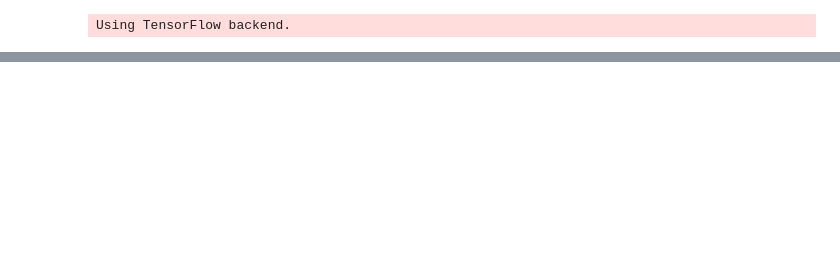
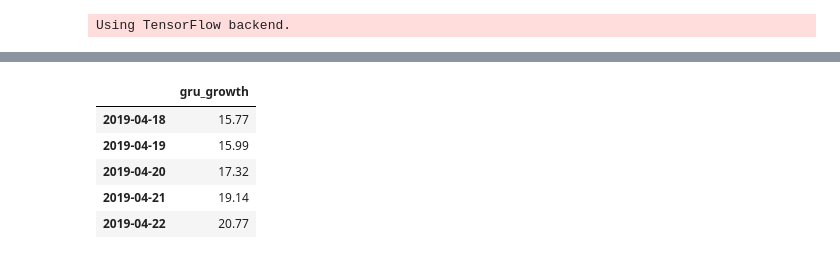
Before and after one commit to herrfeder/DataScientist, a Jupyter notebook: Project_05_Capstone_Stock_Chart_Analysis/05_decision_algorithm.ipynb, the cells around one changed output, grey strips where cells are left out. Saved outputs shown, nothing was run; the diff lists cells and outputs as text; code cells hidden in the pictures; blank space fills up the shorter version.

```diff
--- a/Project_05_Capstone_Stock_Chart_Analysis/05_decision_algorithm.ipynb
+++ b/Project_05_Capstone_Stock_Chart_Analysis/05_decision_algorithm.ipynb
@@ -56,0 +63,9 @@ growth_dict[["real_past","comb_pred"]].rolling(window=20, min_periods=1).mean().
+# %%
+gru_gro.head()
+# %% [output]
+|  | gru_growth |
+| 2019-04-18 | 15.77 |
+| 2019-04-19 | 15.99 |
+| 2019-04-20 | 17.32 |
+| 2019-04-21 | 19.14 |
+| 2019-04-22 | 20.77 |
```
Also changed, not shown: parts of 15 cells of this notebook, 3 other files.
